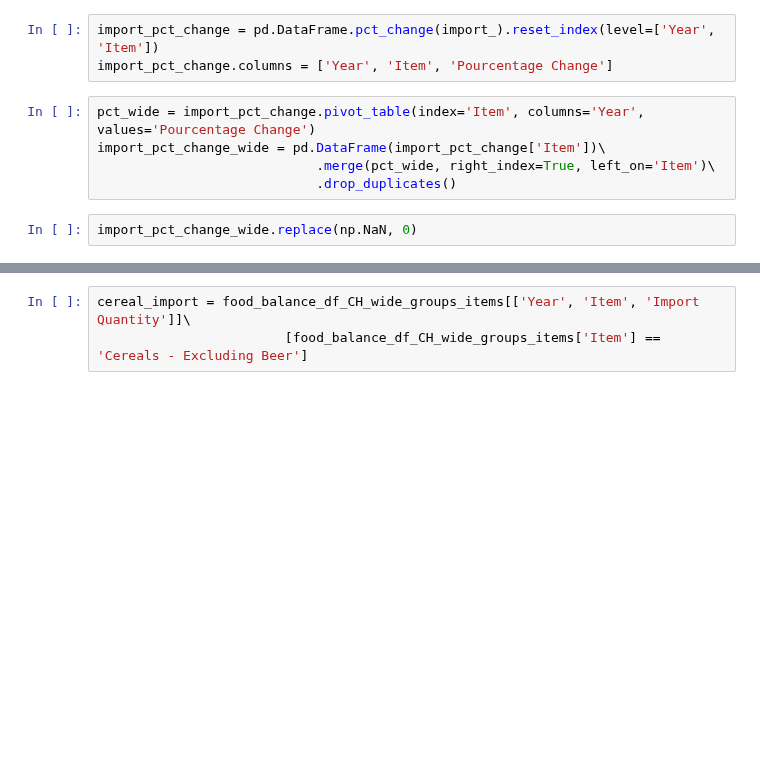
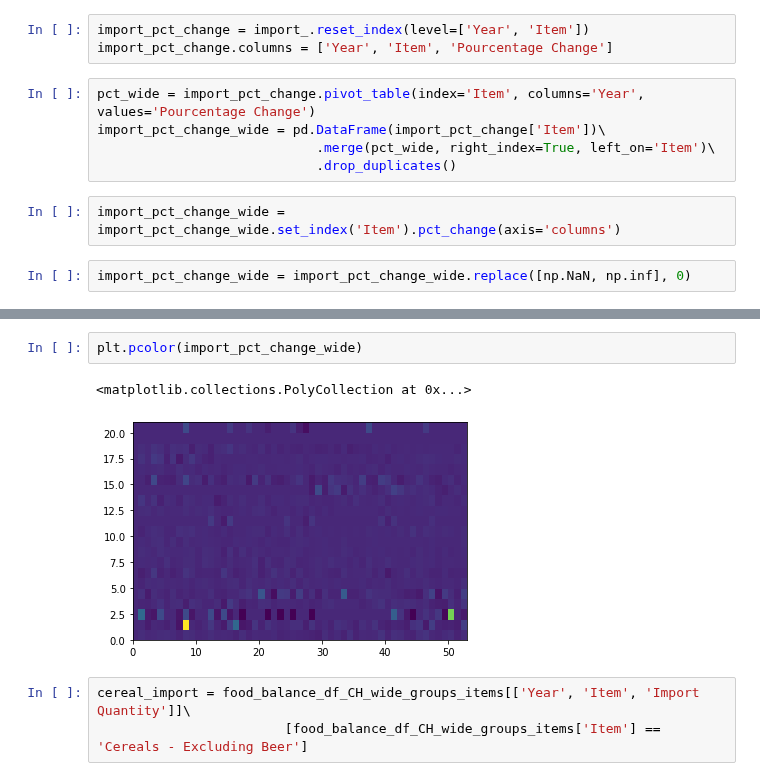
Before and after one commit to jlabhard/ADA_Project, a Jupyter notebook: milestone_2.ipynb, the cells around one changed output, grey strips where cells are left out. Saved outputs shown, nothing was run; the diff lists cells and outputs as text; blank space fills up the shorter version.

```diff
--- a/milestone_2.ipynb
+++ b/milestone_2.ipynb
@@ -765,12 +765,14 @@ import_.unstack().plot(kind='bar', stacked='True', figsize=(20,8), colormap='Spe
 <matplotlib.axes._subplots.AxesSubplot at 0x...>
 [figure]
 # %%
-import_pct_change = pd.DataFrame.pct_change(import_).reset_index(level=['Year', 'Item'])
+import_pct_change = import_.reset_index(level=['Year', 'Item'])
 import_pct_change.columns = ['Year', 'Item', 'Pourcentage Change']
 # %%
 pct_wide = import_pct_change.pivot_table(index='Item', columns='Year', values='Pourcentage Change')
 import_pct_change_wide = pd.DataFrame(import_pct_change['Item'])\
                             .merge(pct_wide, right_index=True, left_on='Item')\
                             .drop_duplicates()
+# %%
+import_pct_change_wide = import_pct_change_wide.set_index('Item').pct_change(axis='columns')
 # %%
-import_pct_change_wide.replace(np.NaN, 0)
+import_pct_change_wide = import_pct_change_wide.replace([np.NaN, np.inf], 0)
@@ -796,3 +779,8 @@ import_pct_change_wide.replace(np.NaN, 0)
+# %%
+plt.pcolor(import_pct_change_wide)
+# %% [output]
+<matplotlib.collections.PolyCollection at 0x...>
+[figure, added]
 # %%
 cereal_import = food_balance_df_CH_wide_groups_items[['Year', 'Item', 'Import Quantity']]\
                         [food_balance_df_CH_wide_groups_items['Item'] == 'Cereals - Excluding Beer']
```
Also changed, not shown: parts of 1 cell of this notebook.
